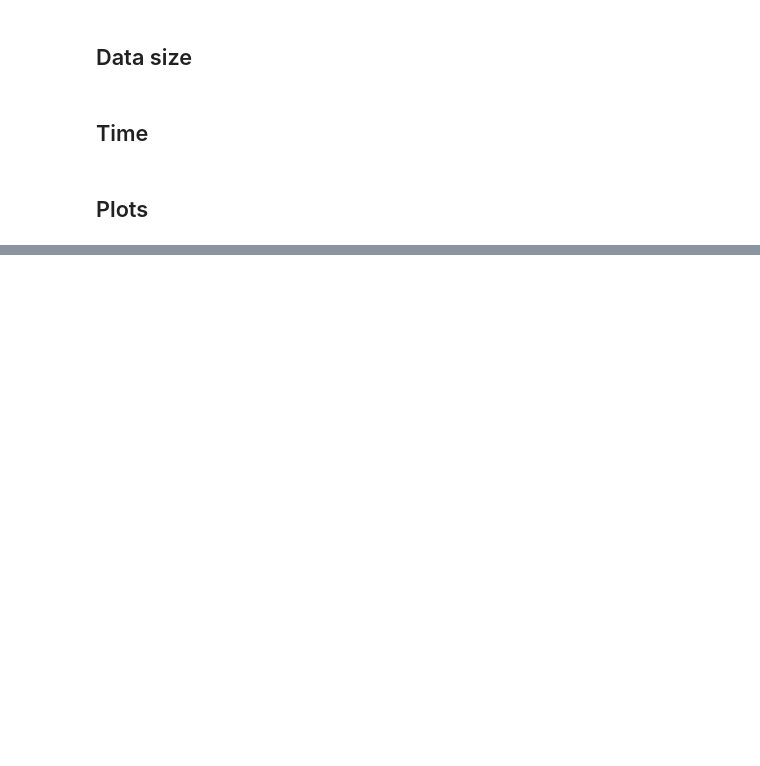
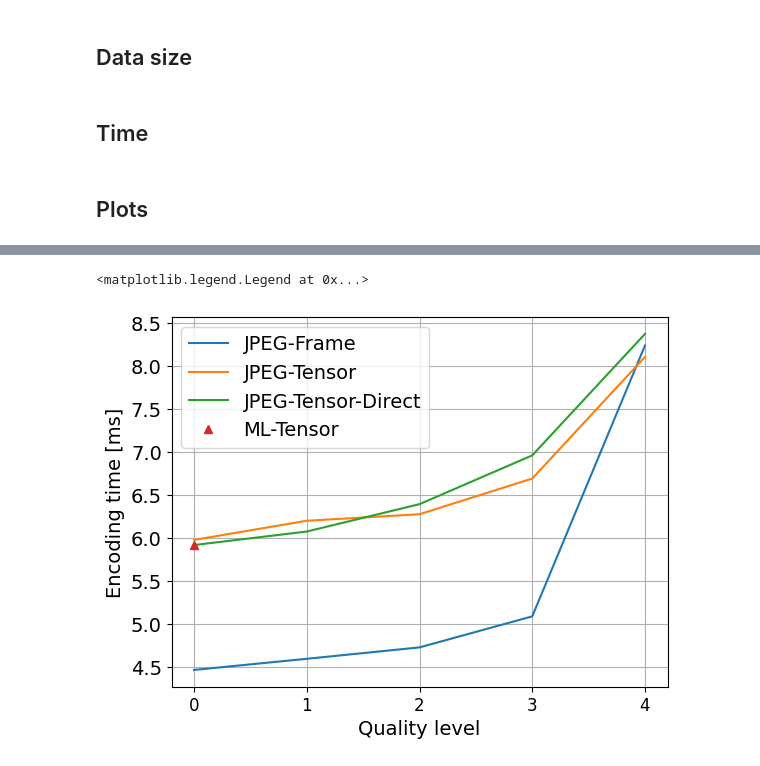
Before and after one commit to Rexyyj/split_DNN_framework, a Jupyter notebook: plots/plot_time.ipynb, the cells around one changed output, grey strips where cells are left out. Drawn from its saved outputs; the diff is of its cells as text; code cells hidden in the pictures; blank space fills up the shorter version.

```diff
--- a/plots/plot_time.ipynb
+++ b/plots/plot_time.ipynb
@@ -170,0 +232,16 @@ tensor_ml_network_mean = np.array(tensor_ml_network_mean)
+# %%
+plt.figure()
+x_real = np.arange(5)
+
+plt.plot(x_real, frame_jpeg_encode_mean, label="JPEG-Frame")
+plt.plot(x_real, tensor_jpeg_encode_mean, label="JPEG-Tensor")
+plt.plot(x_real, tensor_direct_jpeg_encode_mean, label="JPEG-Tensor-Direct")
+plt.plot(0,tensor_ml_encode_mean, "^",label="ML-Tensor")
+plt.xticks(x_real,x_real)
+plt.xlabel("Quality level")
+plt.ylabel("Encoding time [ms]")
+plt.grid()
+plt.legend()
+# %% [output]
+<matplotlib.legend.Legend at 0x...>
+[figure, added]
```
Also changed, not shown: parts of 10 cells of this notebook, 3 other files.
